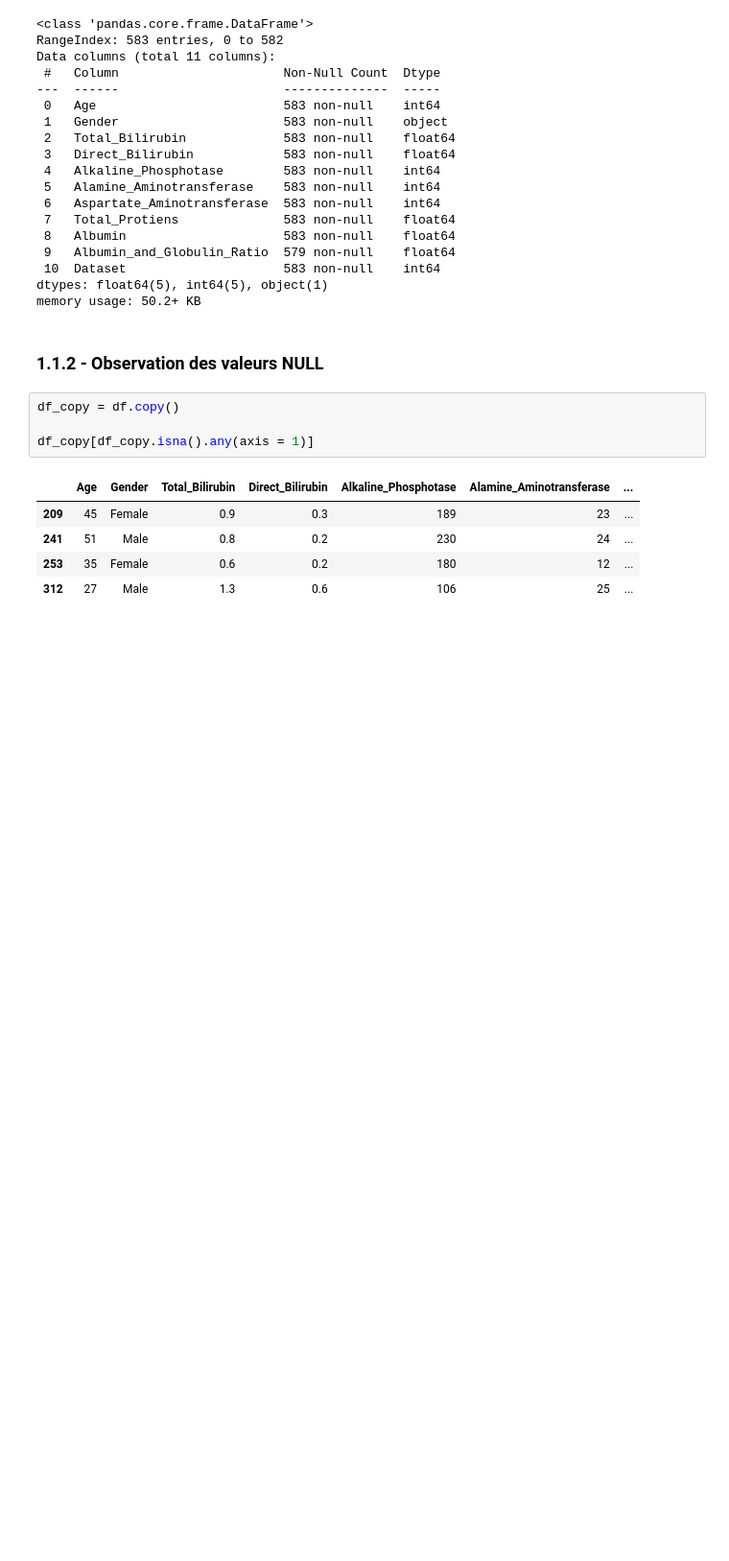
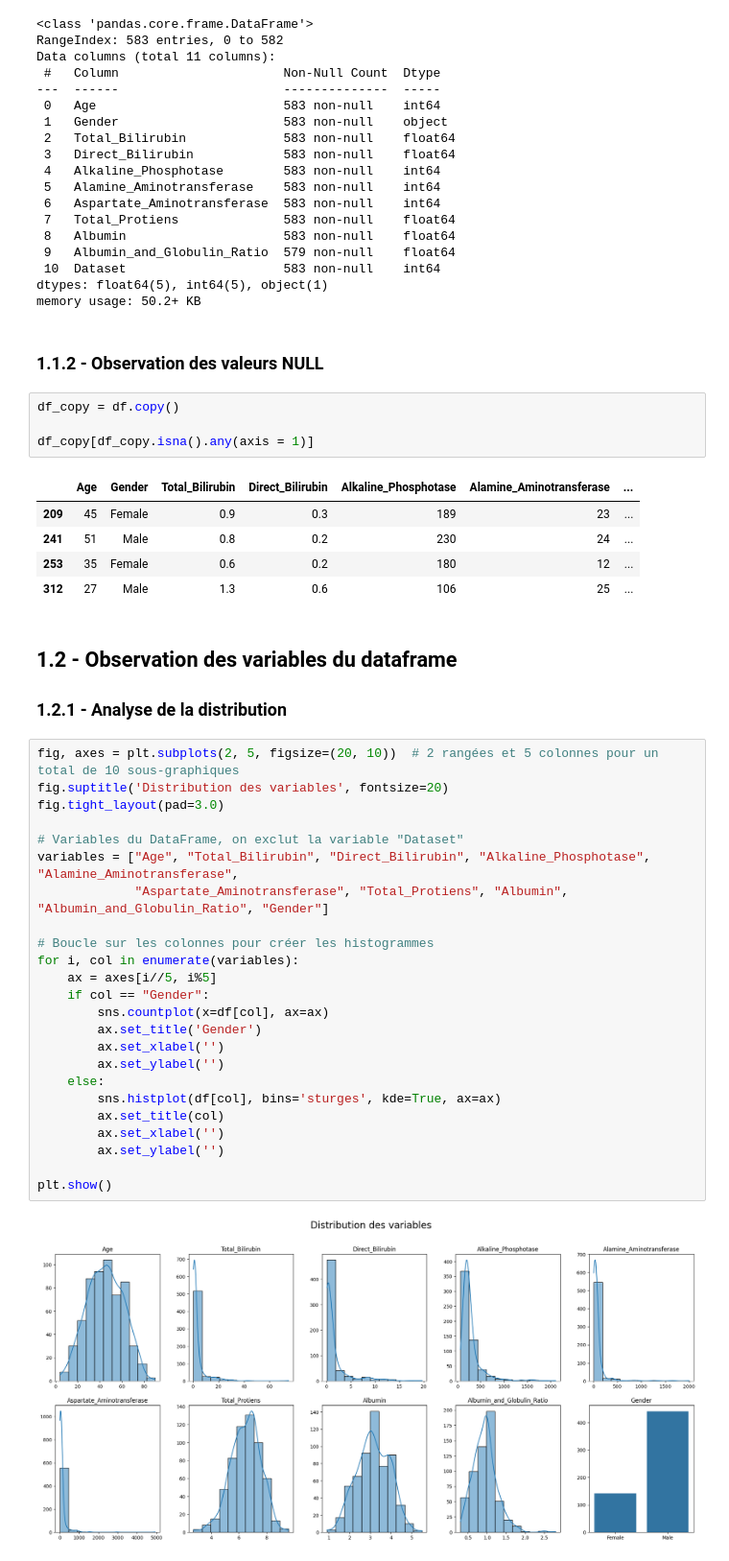
Before and after one commit to Dim2960/semiology_AI, a Jupyter notebook: foie/cleaning_foie.ipynb, the cells around one changed output. Shown at 96% size. Drawn from its saved outputs; the diff is of its cells as text; blank space fills up the shorter version.

Commit message:
Première observation graphique

```diff
--- a/foie/cleaning_foie.ipynb
+++ b/foie/cleaning_foie.ipynb
@@ -55,3 +55,33 @@ df_copy[df_copy.isna().any(axis = 1)]
 | 241 | 51 | Male | 0.8 | 0.2 | 230 | 24 | ... |
 | 253 | 35 | Female | 0.6 | 0.2 | 180 | 12 | ... |
 | 312 | 27 | Male | 1.3 | 0.6 | 106 | 25 | ... |
+# %% [markdown]
+## 1.2 - Observation des variables du dataframe
+
+### 1.2.1 - Analyse de la distribution
+# %%
+fig, axes = plt.subplots(2, 5, figsize=(20, 10))  # 2 rangées et 5 colonnes pour un total de 10 sous-graphiques
+fig.suptitle('Distribution des variables', fontsize=20)
+fig.tight_layout(pad=3.0)
+
+# Variables du DataFrame, on exclut la variable "Dataset"
+variables = ["Age", "Total_Bilirubin", "Direct_Bilirubin", "Alkaline_Phosphotase", "Alamine_Aminotransferase",
+             "Aspartate_Aminotransferase", "Total_Protiens", "Albumin", "Albumin_and_Globulin_Ratio", "Gender"]
+
+# Boucle sur les colonnes pour créer les histogrammes
+for i, col in enumerate(variables):
+    ax = axes[i//5, i%5]
+    if col == "Gender":
+        sns.countplot(x=df[col], ax=ax)
+        ax.set_title('Gender')
+        ax.set_xlabel('')
+        ax.set_ylabel('')
+    else:
+        sns.histplot(df[col], bins='sturges', kde=True, ax=ax)
+        ax.set_title(col)
+        ax.set_xlabel('')
+        ax.set_ylabel('')
+
+plt.show()
+# %% [output]
+[figure, added]
```
